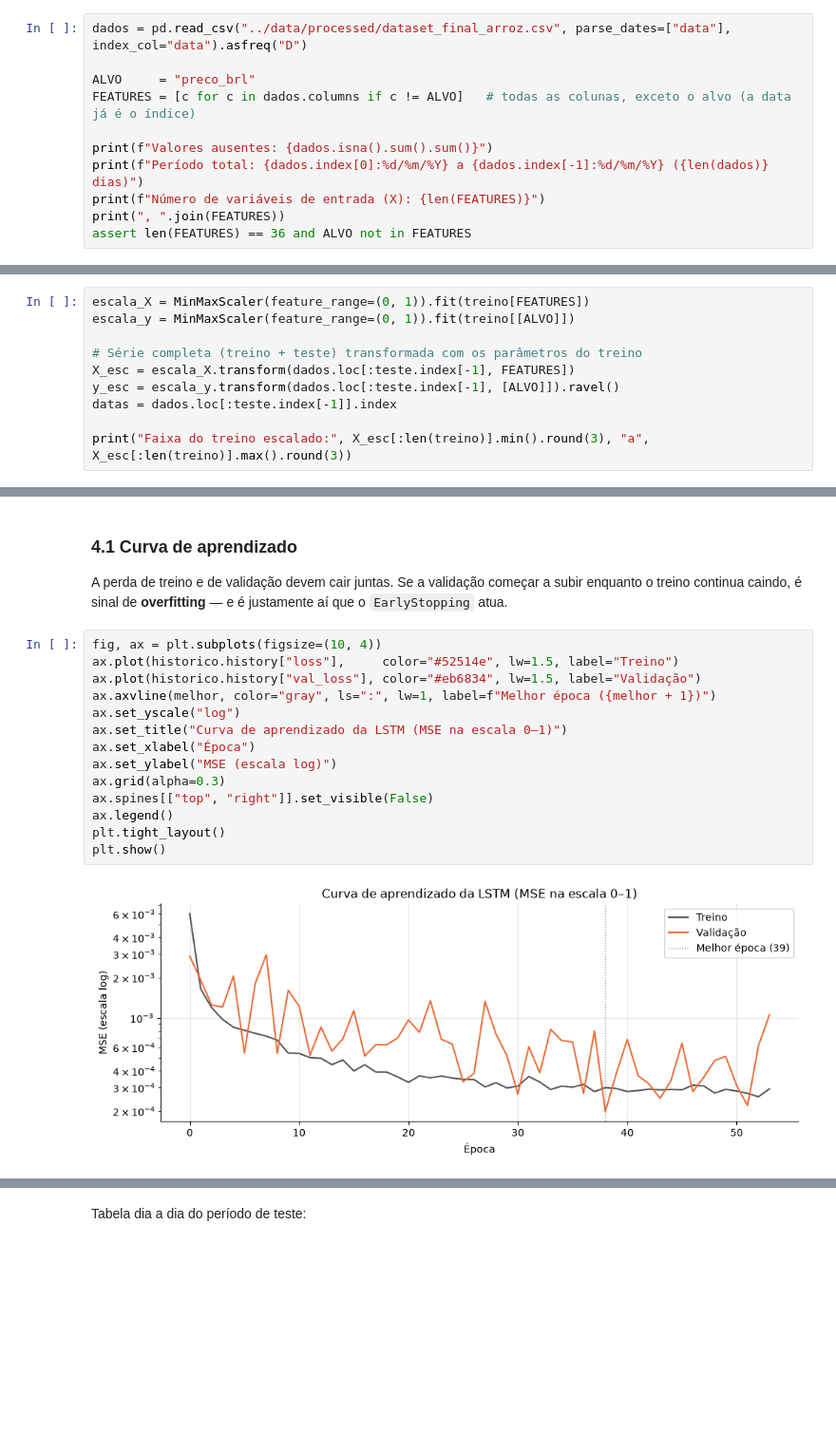
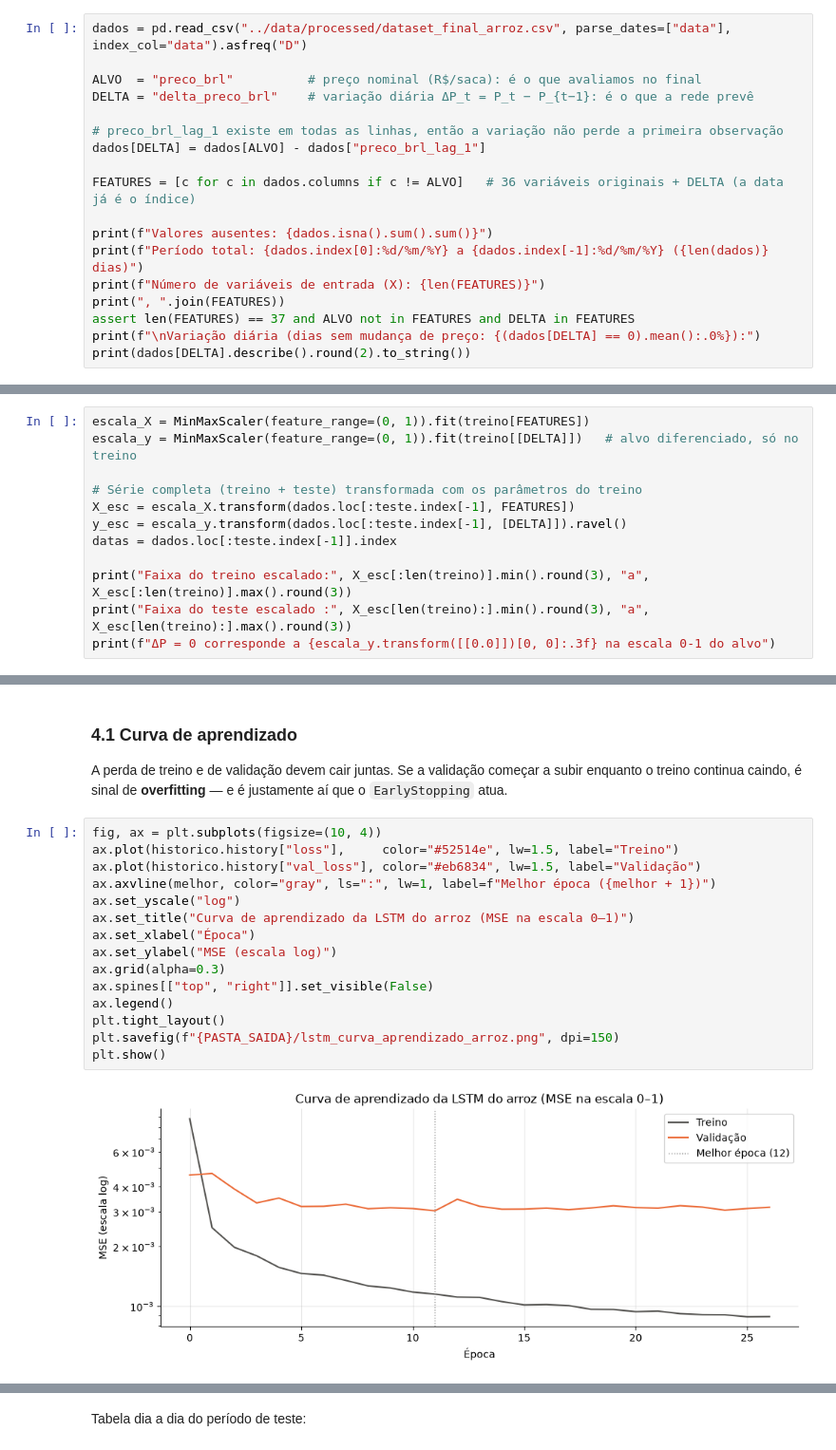
Before and after one commit to brunoOrigem/tcc-predicao-commodities-rs, a Jupyter notebook: models/lstm_arroz.ipynb, the cells around one changed output, grey strips where cells are left out. Shown at 95% size. Drawn from its saved outputs; the diff is of its cells as text; blank space fills up the shorter version.

```diff
--- a/models/lstm_arroz.ipynb
+++ b/models/lstm_arroz.ipynb
@@ -73,14 +81,21 @@ Usamos o **dataset integrado** `dataset_final_arroz.csv`, já em frequência di
 # %%
 dados = pd.read_csv("../data/processed/dataset_final_arroz.csv", parse_dates=["data"], index_col="data").asfreq("D")
 
-ALVO     = "preco_brl"
-FEATURES = [c for c in dados.columns if c != ALVO]   # todas as colunas, exceto o alvo (a data já é o índice)
+ALVO  = "preco_brl"          # preço nominal (R$/saca): é o que avaliamos no final
+DELTA = "delta_preco_brl"    # variação diária ΔP_t = P_t − P_{t−1}: é o que a rede prevê
+
+# preco_brl_lag_1 existe em todas as linhas, então a variação não perde a primeira observação
+dados[DELTA] = dados[ALVO] - dados["preco_brl_lag_1"]
+
+FEATURES = [c for c in dados.columns if c != ALVO]   # 36 variáveis originais + DELTA (a data já é o índice)
 
 print(f"Valores ausentes: {dados.isna().sum().sum()}")
 print(f"Período total: {dados.index[0]:%d/%m/%Y} a {dados.index[-1]:%d/%m/%Y} ({len(dados)} dias)")
 print(f"Número de variáveis de entrada (X): {len(FEATURES)}")
 print(", ".join(FEATURES))
-assert len(FEATURES) == 36 and ALVO not in FEATURES
+assert len(FEATURES) == 37 and ALVO not in FEATURES and DELTA in FEATURES
+print(f"\nVariação diária (dias sem mudança de preço: {(dados[DELTA] == 0).mean():.0%}):")
+print(dados[DELTA].describe().round(2).to_string())
 # %% [output]
 Valores ausentes: 0
 Período total: 01/02/2008 a 20/04/2026 (6654 dias)
@@ -127,13 +163,15 @@ do treino. Usamos dois escaladores:
 > No teste, valores fora da faixa do treino podem ficar um pouco abaixo de 0 ou acima de 1. Isso é esperado e não é um problema.
 # %%
 escala_X = MinMaxScaler(feature_range=(0, 1)).fit(treino[FEATURES])
-escala_y = MinMaxScaler(feature_range=(0, 1)).fit(treino[[ALVO]])
+escala_y = MinMaxScaler(feature_range=(0, 1)).fit(treino[[DELTA]])   # alvo diferenciado, só no treino
 
 # Série completa (treino + teste) transformada com os parâmetros do treino
 X_esc = escala_X.transform(dados.loc[:teste.index[-1], FEATURES])
-y_esc = escala_y.transform(dados.loc[:teste.index[-1], [ALVO]]).ravel()
+y_esc = escala_y.transform(dados.loc[:teste.index[-1], [DELTA]]).ravel()
 datas = dados.loc[:teste.index[-1]].index
 
 print("Faixa do treino escalado:", X_esc[:len(treino)].min().round(3), "a", X_esc[:len(treino)].max().round(3))
+print("Faixa do teste escalado :", X_esc[len(treino):].min().round(3), "a", X_esc[len(treino):].max().round(3))
+print(f"ΔP = 0 corresponde a {escala_y.transform([[0.0]])[0, 0]:.3f} na escala 0-1 do alvo")
 # %% [output]
 Faixa do treino escalado: 0.0 a 1.0
@@ -241,16 +281,17 @@ A perda de treino e de validação devem cair juntas. Se a validação começar
 # %%
 fig, ax = plt.subplots(figsize=(10, 4))
 ax.plot(historico.history["loss"],     color="#52514e", lw=1.5, label="Treino")
 ax.plot(historico.history["val_loss"], color="#eb6834", lw=1.5, label="Validação")
 ax.axvline(melhor, color="gray", ls=":", lw=1, label=f"Melhor época ({melhor + 1})")
 ax.set_yscale("log")
-ax.set_title("Curva de aprendizado da LSTM (MSE na escala 0–1)")
+ax.set_title("Curva de aprendizado da LSTM do arroz (MSE na escala 0–1)")
 ax.set_xlabel("Época")
 ax.set_ylabel("MSE (escala log)")
 ax.grid(alpha=0.3)
 ax.spines[["top", "right"]].set_visible(False)
 ax.legend()
 plt.tight_layout()
+plt.savefig(f"{PASTA_SAIDA}/lstm_curva_aprendizado_arroz.png", dpi=150)
 plt.show()
 # %% [output]
-[figure, old version]
+[figure, new version]
```
Also changed, not shown: parts of 35 cells of this notebook, 9 other files.
